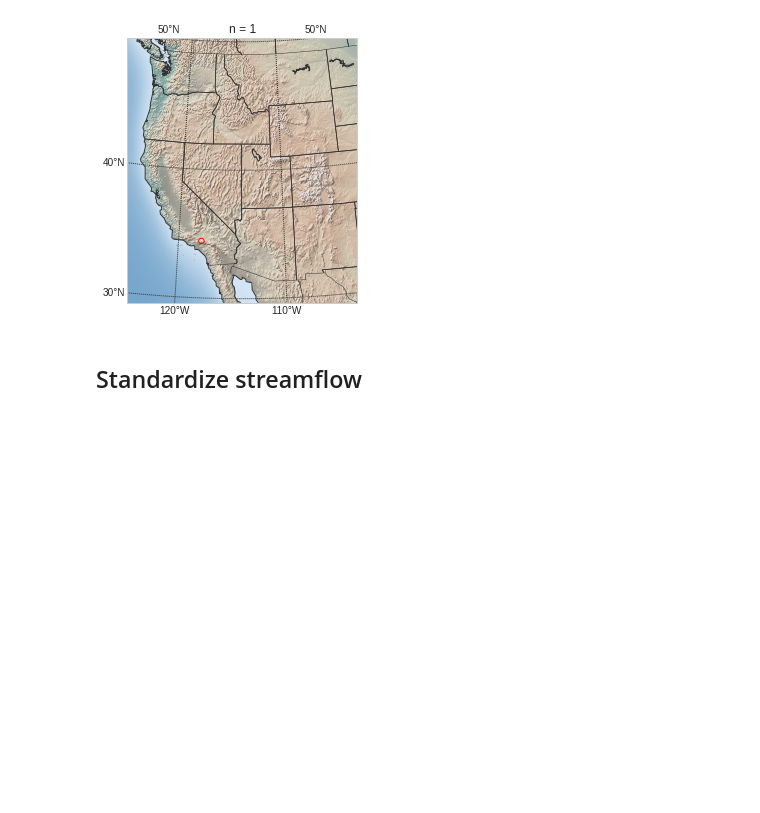
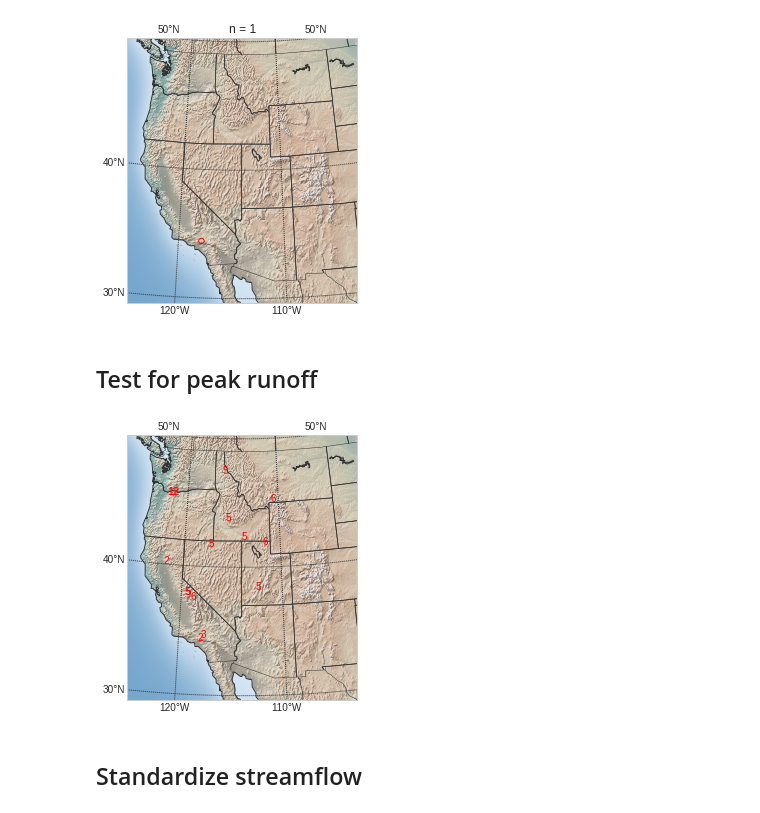
Before and after one commit to brews/riverpca, a Jupyter notebook: EOFs HCDN-2009 Twenty+ERSST 1925 - 2011.ipynb, the cells around one changed output. Drawn from its saved outputs; the diff is of its cells as text; code cells hidden in the pictures; blank space fills up the shorter version.

Commit message:
Added maps showing peak runoff to notebooks

```diff
--- a/EOFs HCDN-2009 Twenty+ERSST 1925 - 2011.ipynb
+++ b/EOFs HCDN-2009 Twenty+ERSST 1925 - 2011.ipynb
@@ -40,7 +45,9 @@ raw.unstack(level = -1).to_csv('streamflow_1925.csv')
 # %%
 # Get corresponding latitude and longitude.
 conn = sqlite3.connect(DB_PATH)
-sql_query = "SELECT stationid, latgage, longage FROM StationInfo WHERE stationid IN ({seq}) ORDER BY stationid ASC".format(seq = ",".join(["?"] * len(target_stations)))
+sql_query = """SELECT stationid, latgage, longage FROM StationInfo
+               WHERE stationid IN ({seq})
+               ORDER BY stationid ASC""".format(seq = ",".join(["?"] * len(target_stations)))
 latlon = pd.read_sql(sql_query, conn, params = target_stations)
 conn.close()
 # %% [markdown]
@@ -62,6 +69,45 @@ stationid
 10263500    0.011485
 Name: meanCFS, dtype: float64
 [figure]
+# %% [markdown]
+## Test for peak runoff
+# %%
+conn = sqlite3.connect(DB_PATH)
+sql_query = """SELECT stationid, year, month, meanCFS FROM StationMonthly
+               WHERE year <= {cal_high} AND year >= {cal_low} AND stationid IN ({seq})
+               ORDER BY stationid, year, month ASC""".format(cal_low = str(CAL_YEAR["low"]),
+                                                             cal_high = str(CAL_YEAR["high"]),
+                                                             seq = ",".join(["?"] * len(target_stations)))
+monthly_flows = pd.read_sql(sql_query, conn, params = target_stations, index_col = ['stationid', 'year', 'month'])
+conn.close()
+monthly_mean = monthly_flows.groupby(level = ['stationid', 'month']).mean()
+# Get month with max flow for each station.
+max_month = monthly_mean.groupby(level = 'stationid').idxmax()['meanCFS'].apply(lambda a: a[1])
+
+# Join max months with latlon data.
+max_month = latlon.join(max_month, on = 'stationid')
+
+# Plot data on map
+fig = plt.figure(figsize = (4, 6))
+ax = fig.add_axes([0.1,0.1,0.8,0.8])
+m = Basemap(width = 2000000, height = 2300000,
+            resolution = 'l', projection = 'stere',
+            lat_ts = 40.0,
+            lat_0 = 40.0, lon_0 = -114.0)
+m.drawcoastlines(color = "#333333")
+m.drawstates(linewidth = 0.7, color = "#333333")
+m.drawcountries(color = "#333333")
+m.shadedrelief()
+parallels = np.arange(0., 81, 10)
+m.drawparallels(parallels, labels = [True, False, True, False], color = "#333333")
+meridians = np.arange(10., 351., 10)
+m.drawmeridians(meridians, labels = [False, True, False, True], color = "#333333")
+for r in max_month.iterrows():
+    x, y = m(r[1]['longage'], r[1]['latgage'])  # A bit slow. Should do all at once.
+    plt.text(x, y, r[1]['meanCFS'], color = 'r')
+plt.show()
+# %% [output]
+[figure, added]
 # %% [markdown]
 ## Standardize streamflow
 # %%
```
Also changed, not shown: parts of 1 cell of this notebook, 2 other files.
